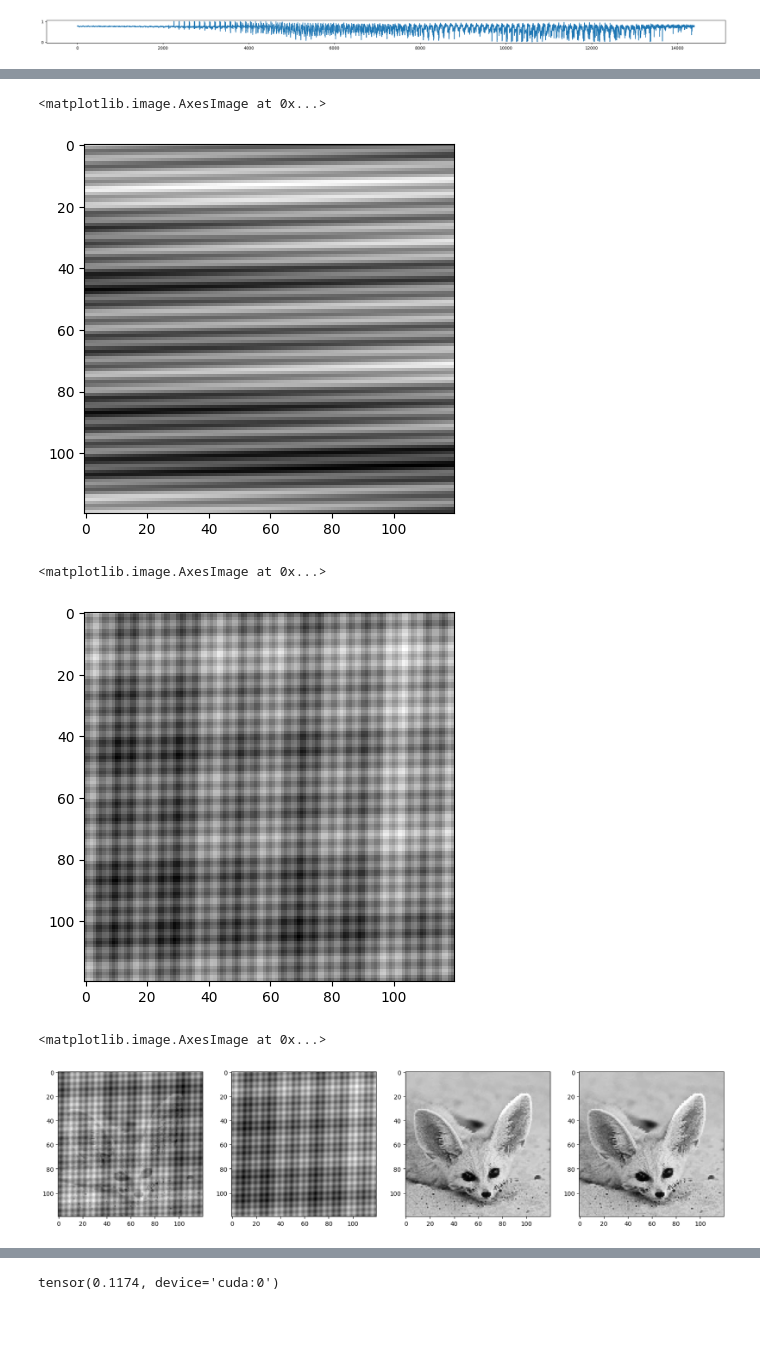
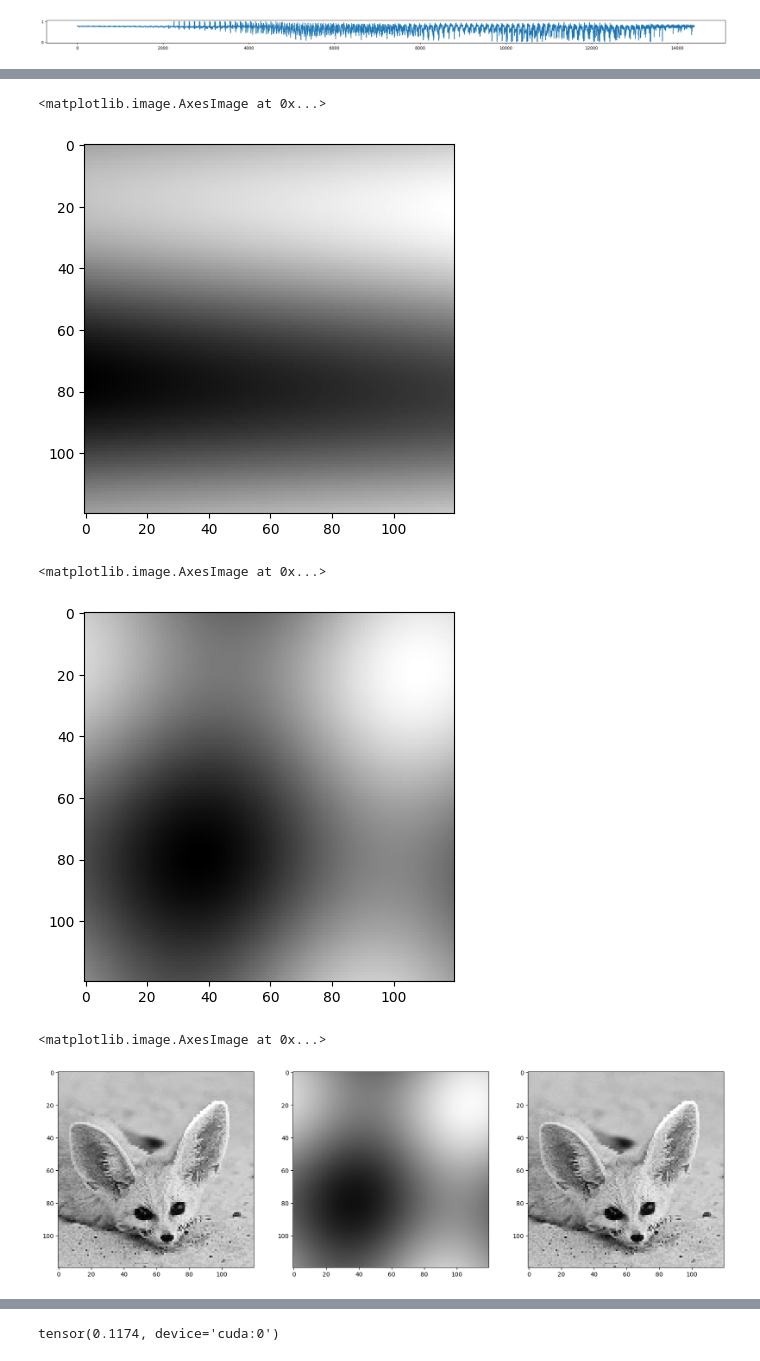
Before and after one commit to Ansebi/SIN-activated_Neural_Network_for_Time_Series_Forecasting, a Jupyter notebook: pytorch/image_ldst.ipynb, the cells around one changed output, grey strips where cells are left out. Cells and saved outputs as stored; diff of their text form; code cells hidden in the pictures; blank space fills up the shorter version.

```diff
--- a/pytorch/image_ldst.ipynb
+++ b/pytorch/image_ldst.ipynb
@@ -30,10 +30,9 @@ plt.imshow(oi[0][0].cpu().numpy(), cmap='gray')
 [figure]
 # %%
 average_value = oi.mean()
-wavelen = 120
-rolling_window = 481
-# rolling_window = oi.shape[2] // 2
-# rolling_window = rolling_window if rolling_window % 2 else rolling_window + 1
+wavelen = oi.shape[2]
+rolling_window = oi.shape[2] * 4
+rolling_window = rolling_window if rolling_window % 2 else rolling_window + 1
 oi_flat = oi.flatten()
 n = oi_flat.numel()
 x = torch.arange(n).to(device)
@@ -45,8 +44,8 @@ plt.plot(x.cpu(), oi_flat.cpu())
 [<matplotlib.lines.Line2D at 0x...>]
 [figure]
 # %%
-num_waves = 5
-learning_rate = 0.01
+num_waves = 1
+learning_rate = 0.001
 # %%
 waves_params, residual = waves_residual_split(
     x_tensor=x,
@@ -91,22 +86,23 @@ t_approx_norm = normalize_torch(t_approximation.reshape(oi.squeeze().shape)).T
 plt.imshow(t_approx_norm.cpu(), cmap='gray')
 # %% [output]
 <matplotlib.image.AxesImage at 0x...>
-[figure, old version]
+[figure, new version]
 # %%
 approx_combo = (approx_norm + t_approx_norm) / 2
 plt.imshow(approx_combo.cpu(), cmap='gray')
 # %% [output]
 <matplotlib.image.AxesImage at 0x...>
-[figure, old version]
+[figure, new version]
 # %%
-fig, ax = plt.subplots(1, 4, figsize=(20, 6))
-ax[0].imshow((residual.reshape(oi.squeeze().shape).cpu() + t_residual.reshape(oi.squeeze().shape).T.cpu()) / 2, cmap='gray')
-ax[1].imshow((approximation.reshape(oi.squeeze().shape).cpu() + t_approximation.reshape(oi.squeeze().shape).T.cpu()) / 2, cmap='gray')
+fig, ax = plt.subplots(1, 3, figsize=(20, 6))
+# ax[0].imshow((residual.reshape(oi.squeeze().shape).cpu() + t_residual.reshape(oi.squeeze().shape).T.cpu()) / 2, cmap='gray')
+ax[0].imshow(oi.squeeze().cpu(), cmap='gray')
+ax[1].imshow(approx_combo.cpu(), cmap='gray', vmin=0, vmax=1)
+# ax[2].imshow(residual.reshape(oi.squeeze().shape).cpu() + t_residual.reshape(oi.squeeze().shape).T.cpu() + 0.25, cmap='gray', vmin=0, vmax=1)
 ax[2].imshow(residual.reshape(oi.squeeze().shape).cpu() + approximation.reshape(oi.squeeze().shape).cpu(), cmap='gray')
-ax[3].imshow(oi.squeeze().cpu(), cmap='gray')
 # %% [output]
 <matplotlib.image.AxesImage at 0x...>
-[figure, old version]
+[figure, new version]
 # %%
 (oi.squeeze() - approx_combo).abs().mean()
 # %% [output]
```
Also changed, not shown: parts of 6 cells of this notebook, 2 other files.
